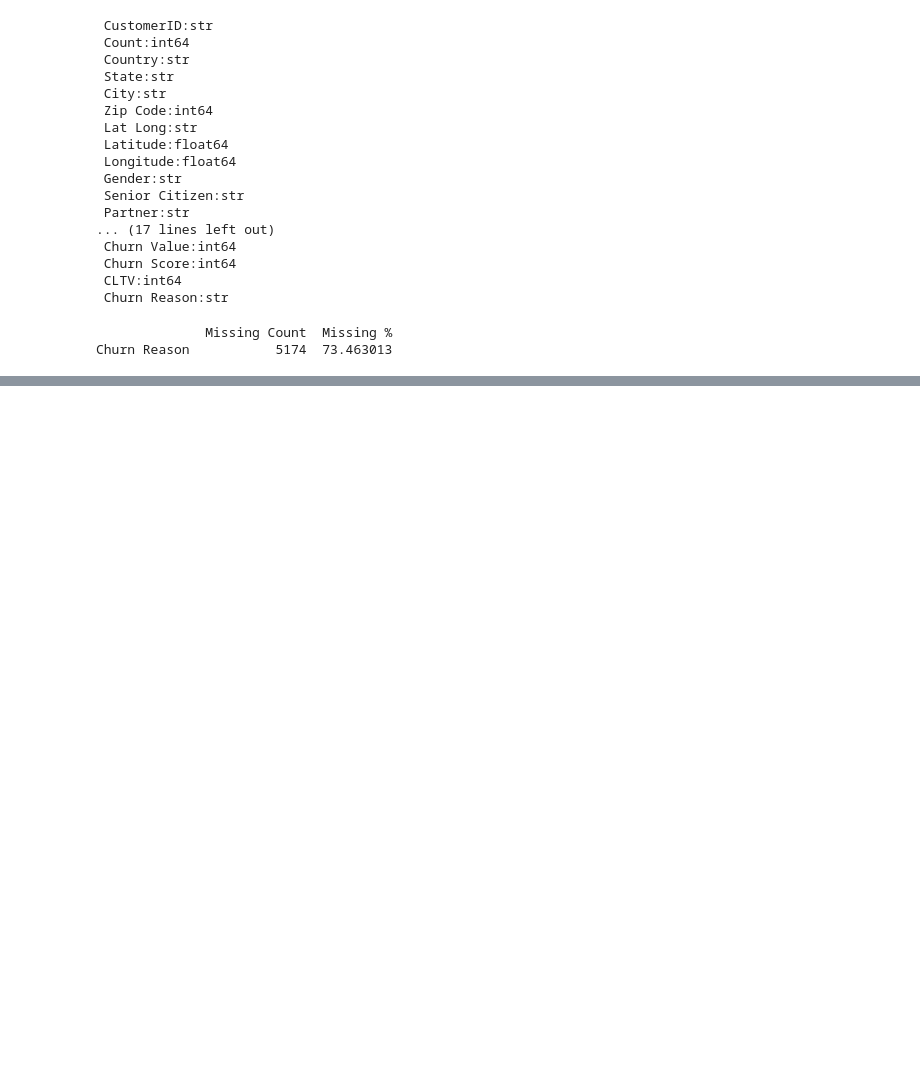
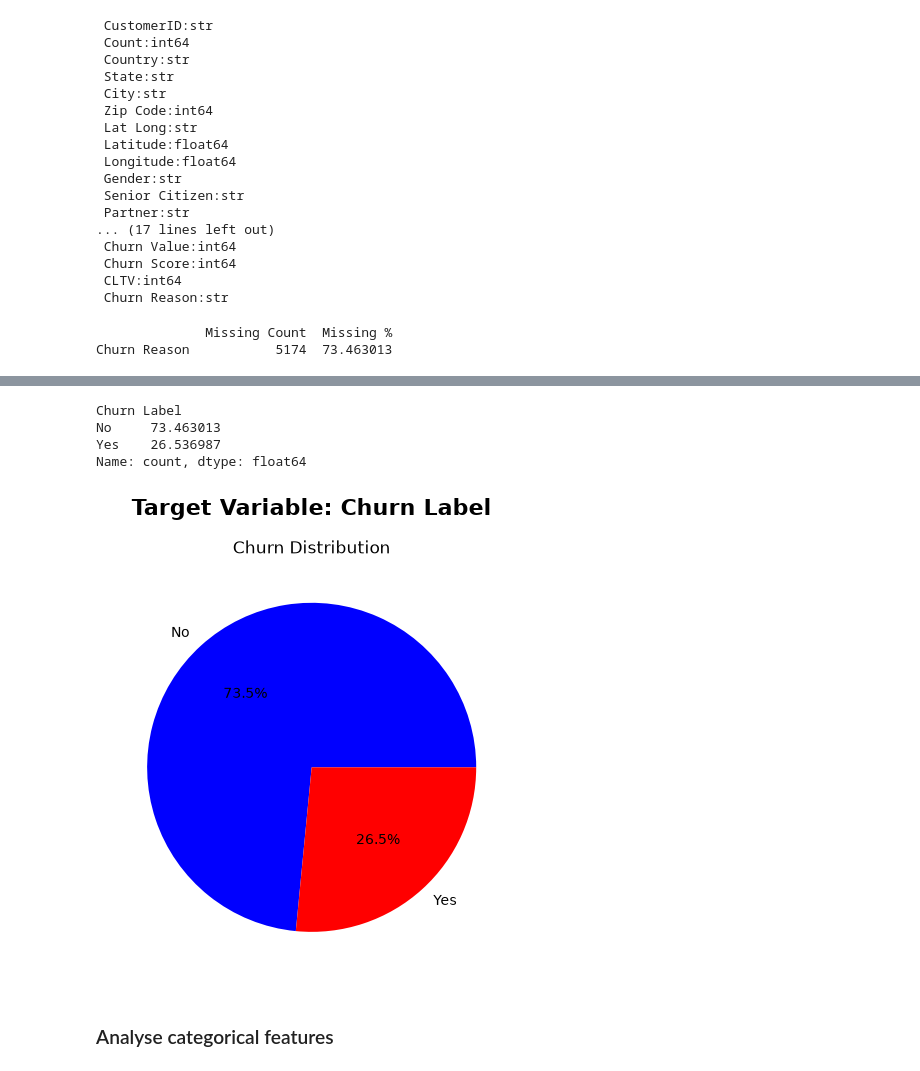
Before and after one commit to mahmood-ali-khan/Customer-churn-mlops, a Jupyter notebook: notebooks/01_EDA.ipynb, the cells around one changed output, grey strips where cells are left out. Drawn from its saved outputs; the diff is of its cells as text; code cells hidden in the pictures; blank space fills up the shorter version.

```diff
--- a/notebooks/01_EDA.ipynb
+++ b/notebooks/01_EDA.ipynb
@@ -88,0 +113,18 @@ Name: count, dtype: int64
+# %%
+# Percentage of Churn Categories
+percentage=churn_count/len(df)*100
+print(percentage)
+
+fig, axes=plt.subplots(figsize=(8,5))
+axes.pie(churn_count.values,labels=churn_count.index,colors=['Blue','Red'], autopct='%1.1f%%')
+axes.set_title('Churn Distribution')
+plt.suptitle('Target Variable: Churn Label', fontsize=16, fontweight='bold')
+plt.tight_layout()
+# %% [output]
+Churn Label
+No     73.463013
+Yes    26.536987
+Name: count, dtype: float64
+[figure, added]
+# %% [markdown]
+###  Analyse categorical features
```
Also changed, not shown: parts of 25 cells of this notebook.
